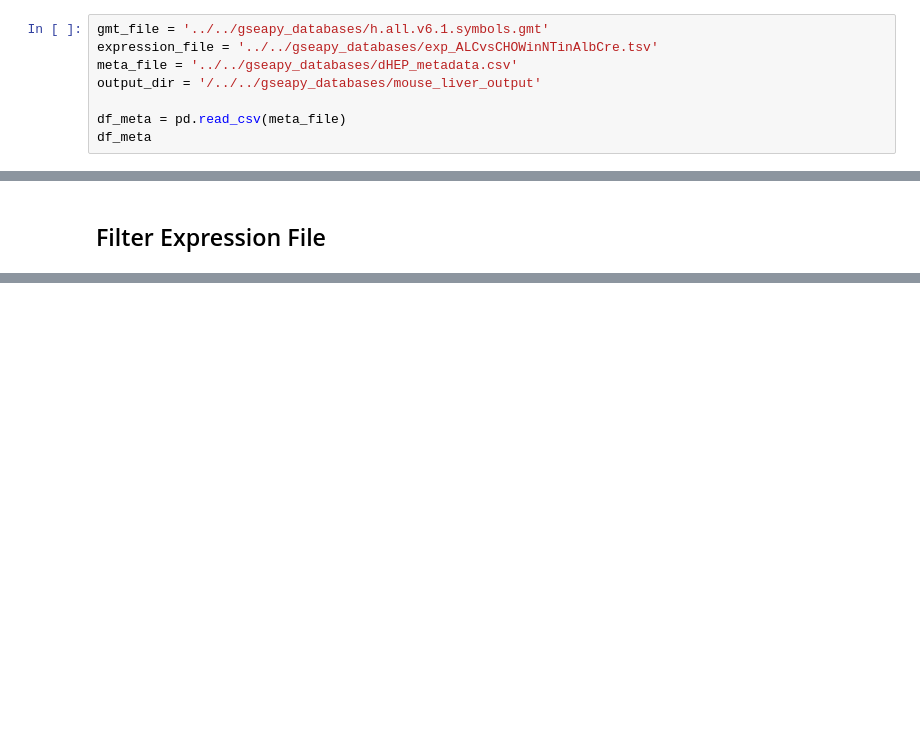
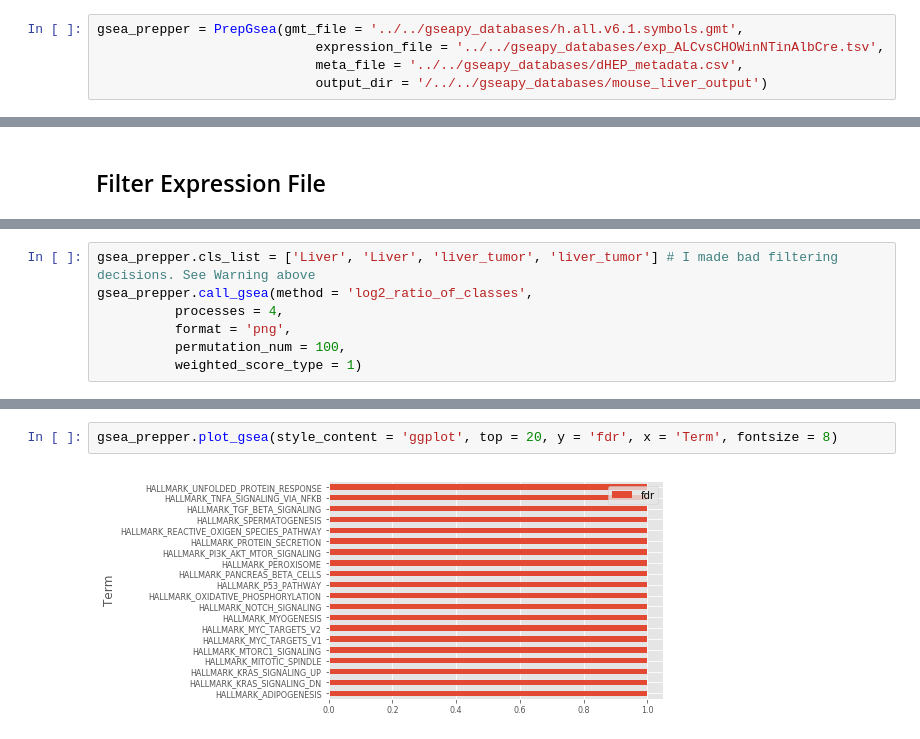
Before and after one commit to ucsd-ccbb/network_bio_toolkit, a Jupyter notebook: notebooks/gsea_notebooks/Mikaylas_Filter_samples.ipynb, the cells around one changed output, grey strips where cells are left out. Saved outputs shown, nothing was run; the diff lists cells and outputs as text; blank space fills up the shorter version.

```diff
--- a/notebooks/gsea_notebooks/Mikaylas_Filter_samples.ipynb
+++ b/notebooks/gsea_notebooks/Mikaylas_Filter_samples.ipynb
@@ -13,11 +198,8 @@ from IPython.display import display
 # %% [markdown]
 ## User Preferences for Metafile Filtering
 # %%
-gmt_file = '../../gseapy_databases/h.all.v6.1.symbols.gmt'
-expression_file = '../../gseapy_databases/exp_ALCvsCHOWinNTinAlbCre.tsv'
-meta_file = '../../gseapy_databases/dHEP_metadata.csv'
-output_dir = '/../../gseapy_databases/mouse_liver_output'
-
-df_meta = pd.read_csv(meta_file)
-df_meta
+gsea_prepper = PrepGsea(gmt_file = '../../gseapy_databases/h.all.v6.1.symbols.gmt',
+                            expression_file = '../../gseapy_databases/exp_ALCvsCHOWinNTinAlbCre.tsv',
+                            meta_file = '../../gseapy_databases/dHEP_metadata.csv',
+                            output_dir = '/../../gseapy_databases/mouse_liver_output')
 # %% [output]
@@ -235,0 +316,7 @@ Object `gp.gsea` not found.
+# %%
+gsea_prepper.cls_list = ['Liver', 'Liver', 'liver_tumor', 'liver_tumor'] # I made bad filtering decisions. See Warning above
+gsea_prepper.call_gsea(method = 'log2_ratio_of_classes',
+          processes = 4,
+          format = 'png',
+          permutation_num = 100,
+          weighted_score_type = 1)
@@ -235,0 +333,4 @@ Object `gp.gsea` not found.
+# %%
+gsea_prepper.plot_gsea(style_content = 'ggplot', top = 20, y = 'fdr', x = 'Term', fontsize = 8)
+# %% [output]
+[figure, added]
```
Also changed, not shown: parts of 30 cells of this notebook.
